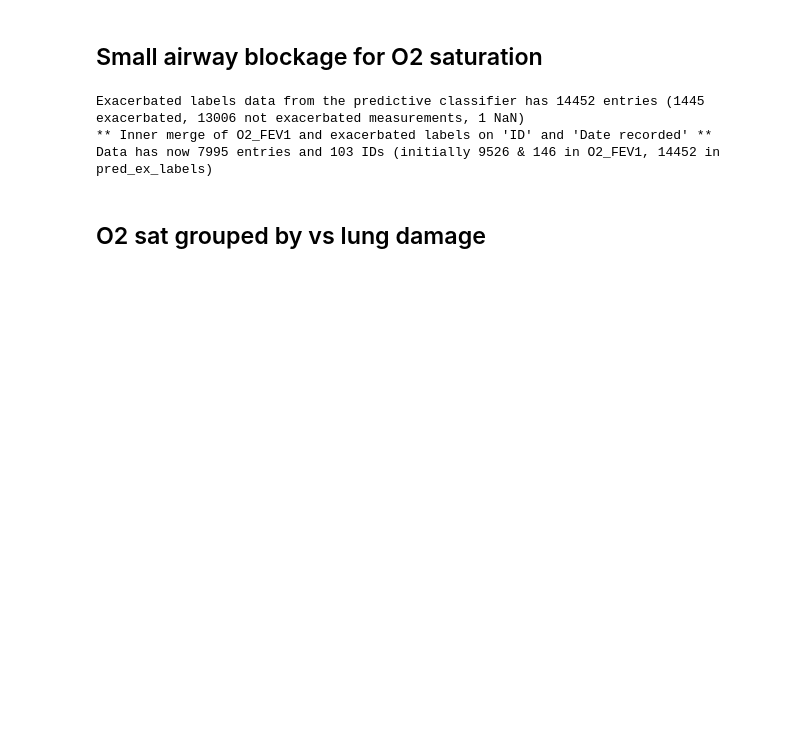
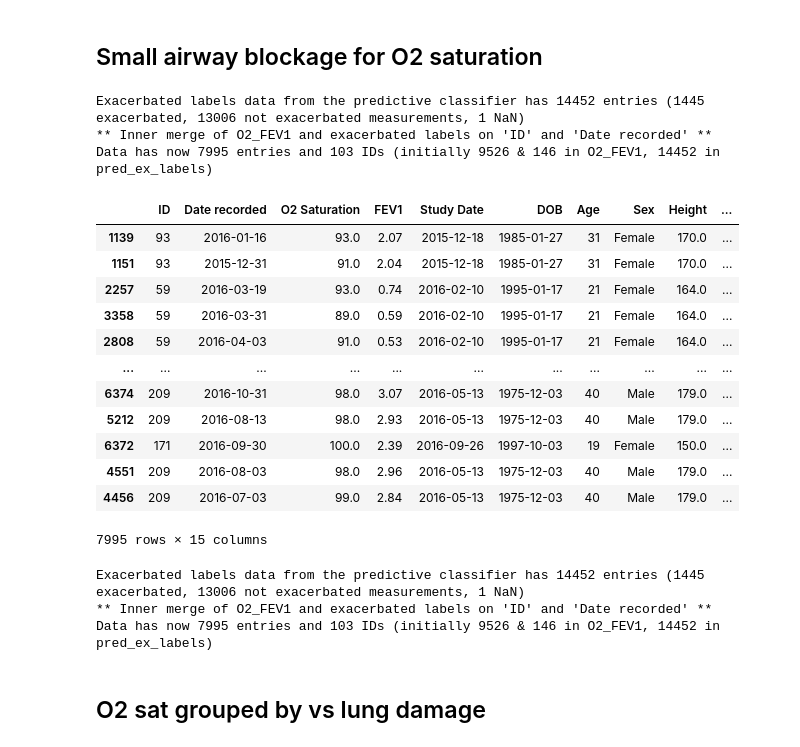
Before and after one commit to tristantreb/phd, a Jupyter notebook: src/O2-FEV1 analysis/O2 FEV1 analysis.ipynb, the cells around one changed output. Cells and saved outputs as stored; diff of their text form; code cells hidden in the pictures; blank space fills up the shorter version.

```diff
--- a/src/O2-FEV1 analysis/O2 FEV1 analysis.ipynb
+++ b/src/O2-FEV1 analysis/O2 FEV1 analysis.ipynb
@@ -1608,4 +1608,41 @@ fig.show()
 fig.write_image("{}/Factors - {}.pdf".format(plotsdir, title), width=500, height=500)
 # %% [markdown]
 ## Small airway blockage for O2 saturation
+# %%
+df_blockage_factor = merge_pred_ex_labels_to(O2_FEV1, get_pred_ex_labels())
+
+df_unblocked_factor = compute_unblocked_factor(O2_FEV1).drop(
+    columns=["Lung Damage (%)", "Healthy O2 Saturation (%)"]
+)
+
+# Left join df_blockage_factor with df_unblocked_factor on ID
+df_blockage_factor = pd.merge(
+    df_blockage_factor, df_unblocked_factor, on="ID", how="left"
+)
+df_blockage_factor["Small Airway Blockage (%)"] = (
+    1
+    - df_blockage_factor["O2 Saturation"]
+    / df_blockage_factor["Unblocked O2 Saturation (%)"]
+) * 100
+
+# Sort values by Unblocked O2 Saturation (%)
+df_blockage_factor = df_blockage_factor.sort_values(by=["Unblocked O2 Saturation (%)"])
+df_blockage_factor
+# %% [output]
+Exacerbated labels data from the predictive classifier has 14452 entries (1445 exacerbated, 13006 not exacerbated measurements, 1 NaN)
+** Inner merge of O2_FEV1 and exacerbated labels on 'ID' and 'Date recorded' **
+Data has now 7995 entries and 103 IDs (initially 9526 & 146 in O2_FEV1, 14452 in pred_ex_labels)
+|  | ID | Date recorded | O2 Saturation | FEV1 | Study Date | DOB | Age | Sex | Height | ... |
+| 1139 | 93 | 2016-01-16 | 93.0 | 2.07 | 2015-12-18 | 1985-01-27 | 31 | Female | 170.0 | ... |
+| 1151 | 93 | 2015-12-31 | 91.0 | 2.04 | 2015-12-18 | 1985-01-27 | 31 | Female | 170.0 | ... |
+| 2257 | 59 | 2016-03-19 | 93.0 | 0.74 | 2016-02-10 | 1995-01-17 | 21 | Female | 164.0 | ... |
+| 3358 | 59 | 2016-03-31 | 89.0 | 0.59 | 2016-02-10 | 1995-01-17 | 21 | Female | 164.0 | ... |
+| 2808 | 59 | 2016-04-03 | 91.0 | 0.53 | 2016-02-10 | 1995-01-17 | 21 | Female | 164.0 | ... |
+| ... | ... | ... | ... | ... | ... | ... | ... | ... | ... | ... |
+| 6374 | 209 | 2016-10-31 | 98.0 | 3.07 | 2016-05-13 | 1975-12-03 | 40 | Male | 179.0 | ... |
+| 5212 | 209 | 2016-08-13 | 98.0 | 2.93 | 2016-05-13 | 1975-12-03 | 40 | Male | 179.0 | ... |
+| 6372 | 171 | 2016-09-30 | 100.0 | 2.39 | 2016-09-26 | 1997-10-03 | 19 | Female | 150.0 | ... |
+| 4551 | 209 | 2016-08-03 | 98.0 | 2.96 | 2016-05-13 | 1975-12-03 | 40 | Male | 179.0 | ... |
+| 4456 | 209 | 2016-07-03 | 99.0 | 2.84 | 2016-05-13 | 1975-12-03 | 40 | Male | 179.0 | ... |
+7995 rows × 15 columns
 # %%
```
Also changed, not shown: parts of 3 cells of this notebook.
